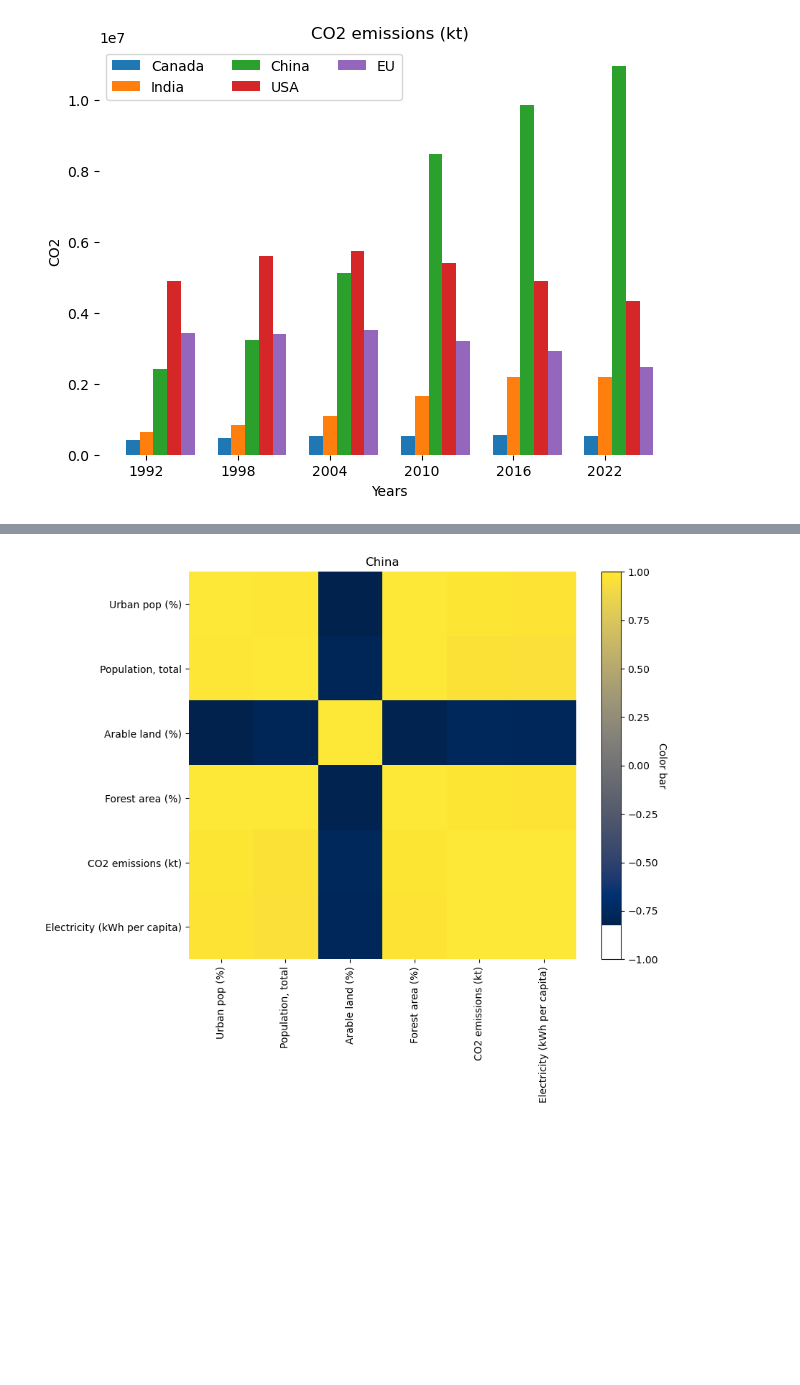
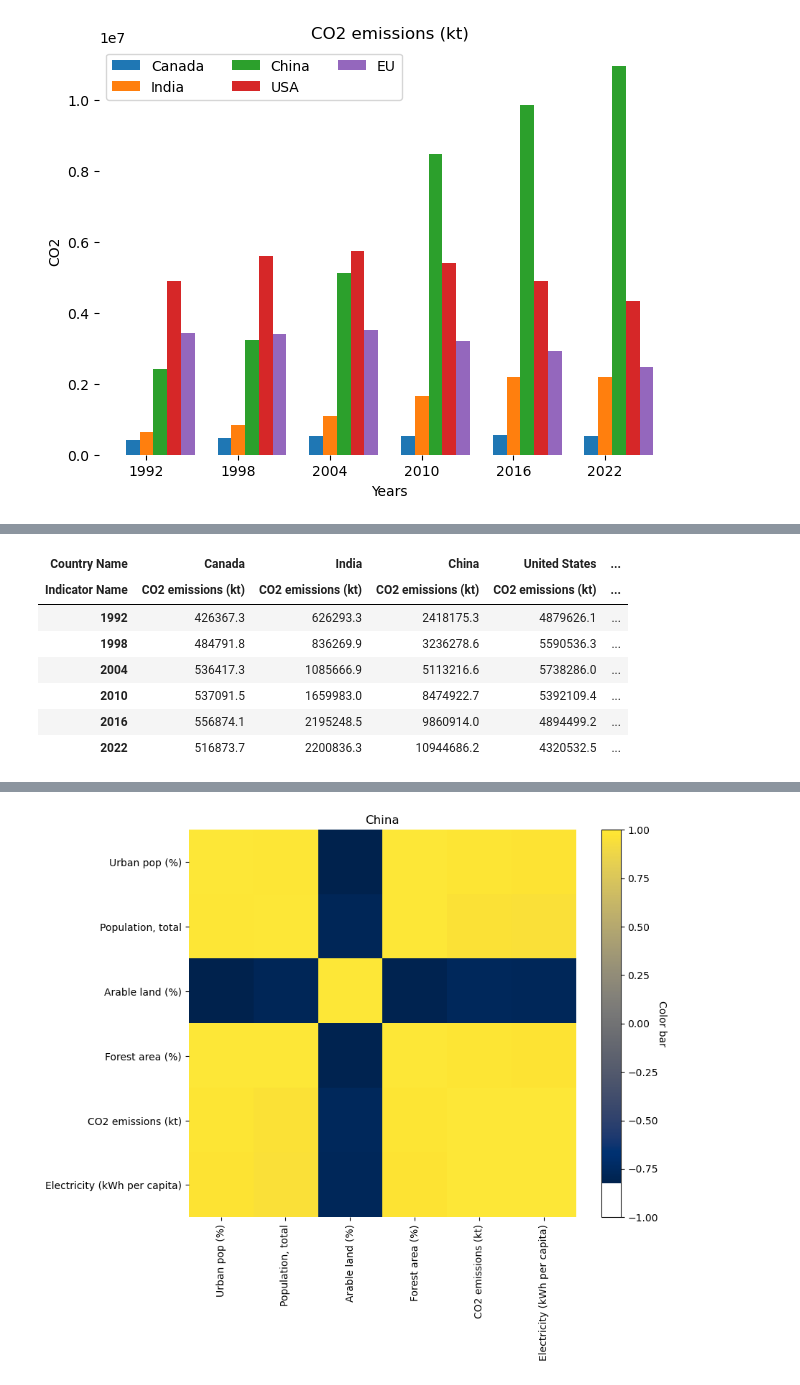
Before and after one commit to RyanHansK/Assignment2, a Jupyter notebook: code.ipynb, the cells around one changed output, grey strips where cells are left out. Cells and saved outputs as stored; diff of their text form; code cells hidden in the pictures; blank space fills up the shorter version.

```diff
--- a/code.ipynb
+++ b/code.ipynb
@@ -161,6 +161,8 @@ plt.show()
 [figure]
 # %%
 # CO2 emissions bar plot
+exp = countries_of_interest.xs('CO2 emissions (kt)', level='Indicator Name', axis=1,
+                                 drop_level=False).loc['1992':'2022':6]
 canada_pop = countries_of_interest.loc['1992':'2023':6]['Canada']['CO2 emissions (kt)']
 india_pop = countries_of_interest.loc['1992':'2023':6]['India']['CO2 emissions (kt)']
 china_pop = countries_of_interest.loc['1992':'2023':6]['China']['CO2 emissions (kt)']
@@ -213,3 +215,14 @@ china_df
 | 2020 | 61.428 | 1.411100e+09 | 11.606259 | 23.431323 | ... |
 | 2021 | 62.512 | 1.412360e+09 | 11.595608 | 23.631528 | ... |
 | 2022 | 63.560 | 1.412175e+09 | 11.595608 | 23.631528 | ... |
+# %%
+exp
+# %% [output]
+| Country Name | Canada | India | China | United States | ... |
+| Indicator Name | CO2 emissions (kt) | CO2 emissions (kt) | CO2 emissions (kt) | CO2 emissions (kt) | ... |
+| 1992 | 426367.3 | 626293.3 | 2418175.3 | 4879626.1 | ... |
+| 1998 | 484791.8 | 836269.9 | 3236278.6 | 5590536.3 | ... |
+| 2004 | 536417.3 | 1085666.9 | 5113216.6 | 5738286.0 | ... |
+| 2010 | 537091.5 | 1659983.0 | 8474922.7 | 5392109.4 | ... |
+| 2016 | 556874.1 | 2195248.5 | 9860914.0 | 4894499.2 | ... |
+| 2022 | 516873.7 | 2200836.3 | 10944686.2 | 4320532.5 | ... |
```
Also changed, not shown: parts of 1 cell of this notebook, 1 other file.
